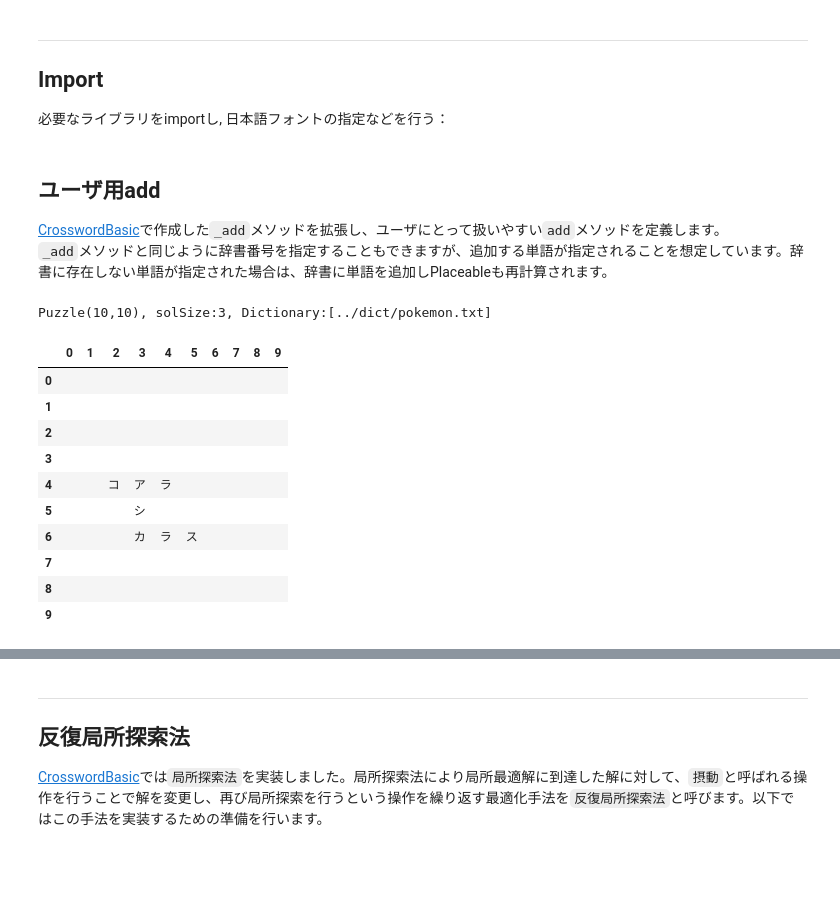
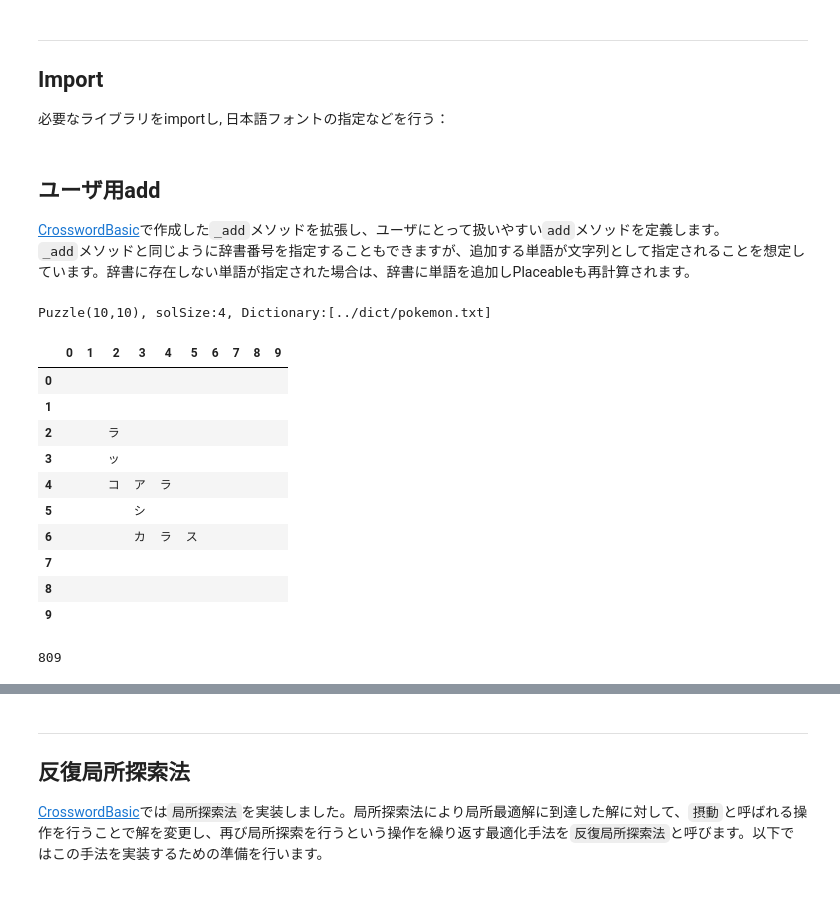
Before and after one commit to sushi-kimura/Crossword-LocalSearch, a Jupyter notebook: jupyter/CrosswordExtension1.0.0.ipynb, the cells around one changed output, grey strips where cells are left out. Drawn from its saved outputs; the diff is of its cells as text; code cells hidden in the pictures.

```diff
--- a/jupyter/CrosswordExtension1.0.0.ipynb
+++ b/jupyter/CrosswordExtension1.0.0.ipynb
@@ -35,7 +35,7 @@ start = time.time()
 # %% [markdown]
 ## ユーザ用add
 [CrosswordBasic](CrosswordBasic.ipynb)で作成した`_add`メソッドを拡張し、ユーザにとって扱いやすい`add`メソッドを定義します。
-`_add`メソッドと同じように辞書番号を指定することもできますが、追加する単語が指定されることを想定しています。辞書に存在しない単語が指定された場合は、辞書に単語を追加しPlaceableも再計算されます。
+`_add`メソッドと同じように辞書番号を指定することもできますが、追加する単語が文字列として指定されることを想定しています。辞書に存在しない単語が指定された場合は、辞書に単語を追加しPlaceableも再計算されます。
 # %%
 def add(self, div, i, j, word, weight=0):
     if type(word) is int:
@@ -51,26 +52,38 @@ setattr(Puzzle, 'add', add)
 # %%
 fpath = "../dict/pokemon.txt"  # countries hokkaido animals kotowaza birds dinosaurs fishes sports
 width = 10
 height = 10
 seed = 1
 
 puzzle = Puzzle(width, height, msg=False)
 dic = Dictionary(fpath, msg=False)
 puzzle.importDict(dic, msg=False)
+puzzle.add(0, 2, 2, 'ラッコ')
+puzzle.add(1, 4, 2, 'コアラ')
+puzzle.add(0, 4, 3, 'アシカ')
 puzzle.add(1, 6, 3, 'カラス')
-puzzle.add(0, 4, 3, 'アシカ')
-puzzle.add(1, 4, 2, 'コアラ')
 puzzle.show()
 # %% [output]
-Puzzle(10,10), solSize:3, Dictionary:[../dict/pokemon.txt]
+Puzzle(10,10), solSize:4, Dictionary:[../dict/pokemon.txt]
 |  | 0 | 1 | 2 | 3 | 4 | 5 | 6 | 7 | 8 | 9 |
 | 0 |  |  |  |  |  |  |  |  |  |  |
 | 1 |  |  |  |  |  |  |  |  |  |  |
-| 2 |  |  |  |  |  |  |  |  |  |  |
-| 3 |  |  |  |  |  |  |  |  |  |  |
+| 2 |  |  | ラ |  |  |  |  |  |  |  |
+| 3 |  |  | ッ |  |  |  |  |  |  |  |
 | 4 |  |  | コ | ア | ラ |  |  |  |  |  |
 | 5 |  |  |  | シ |  |  |  |  |  |  |
 | 6 |  |  |  | カ | ラ | ス |  |  |  |  |
 | 7 |  |  |  |  |  |  |  |  |  |  |
 | 8 |  |  |  |  |  |  |  |  |  |  |
 | 9 |  |  |  |  |  |  |  |  |  |  |
+# %%
+div, i, j = 0, 2, 2
+for p in puzzle.usedPlcIdx:
+    _div = puzzle.plc.div[p]
+    _i = puzzle.plc.i[p]
+    _j = puzzle.plc.j[p]
+    if _div == div and _i == i and _j == j:
+        k = puzzle.plc.k[p]
+print(k)
+# %% [output]
+809
```
Also changed, not shown: parts of 7 cells of this notebook, 1 other file.
